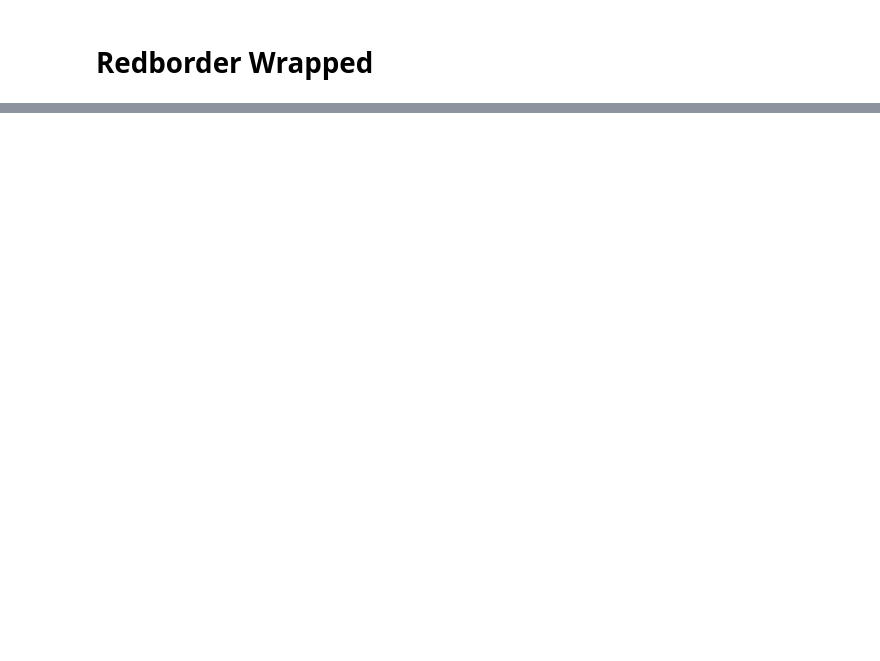
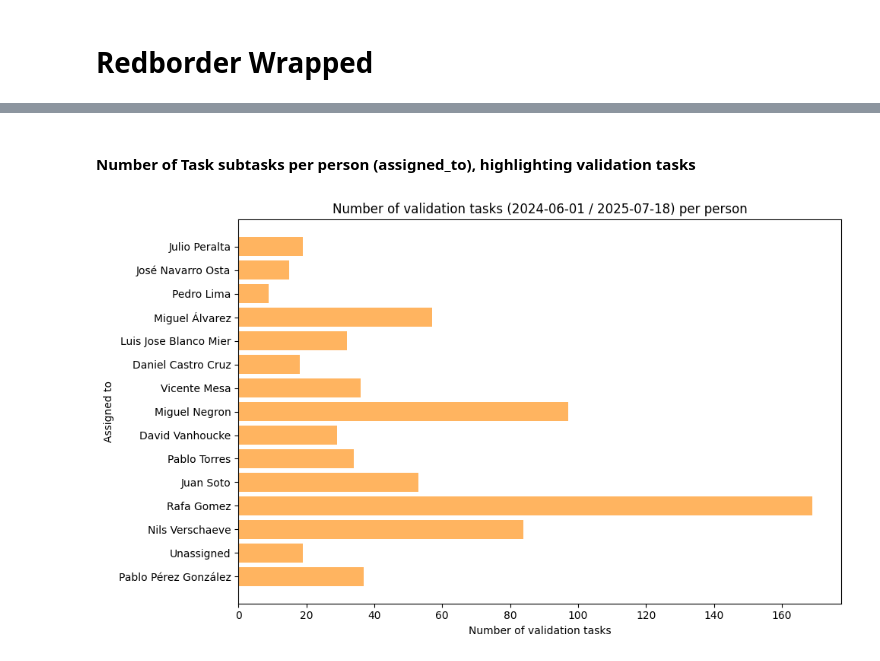
Before and after one commit to rgomezborder/redborder-wrapped, a Jupyter notebook: main.ipynb, the cells around one changed output, grey strips where cells are left out. Cells and saved outputs as stored; diff of their text form; code cells hidden in the pictures; blank space fills up the shorter version.

```diff
--- a/main.ipynb
+++ b/main.ipynb
@@ -83,0 +169,31 @@ plt.show()
+# %% [markdown]
+#### Number of Task subtasks per person (assigned_to), highlighting validation tasks
+# %%
+validation_counts = Counter()
+
+for issue in filtered_issues:
+    if issue.get('tracker', {}).get('name') == 'Task':
+        if issue.get('subject') and 'valida' in issue['subject'].lower():
+            assigned_to = issue.get('assigned_to', {}).get('name', 'Unassigned')
+            validation_counts[assigned_to] += 1
+
+# Prepare data for plotting
+names = list(validation_counts.keys())
+val_counts = [validation_counts[name] for name in names]
+
+plt.figure(figsize=(10, 6))
+plt.barh(names, val_counts, color='#FFB460')
+plt.ylabel('Assigned to')
+plt.xlabel('Number of validation tasks')
+plt.title(f'Number of validation tasks ({RANGE_DATE}) per person')
+plt.tight_layout()
+plt.show()
+
+# Save the data to CSV
+result_df = pd.DataFrame({
+    'Assigned to': names,
+    'Validation tasks': val_counts
+})
+result_df.to_csv('data/validation_tasks_per_person.csv', index=False, encoding='utf-8')
+# %% [output]
+[figure, added]
```
Also changed, not shown: parts of 20 cells of this notebook.
